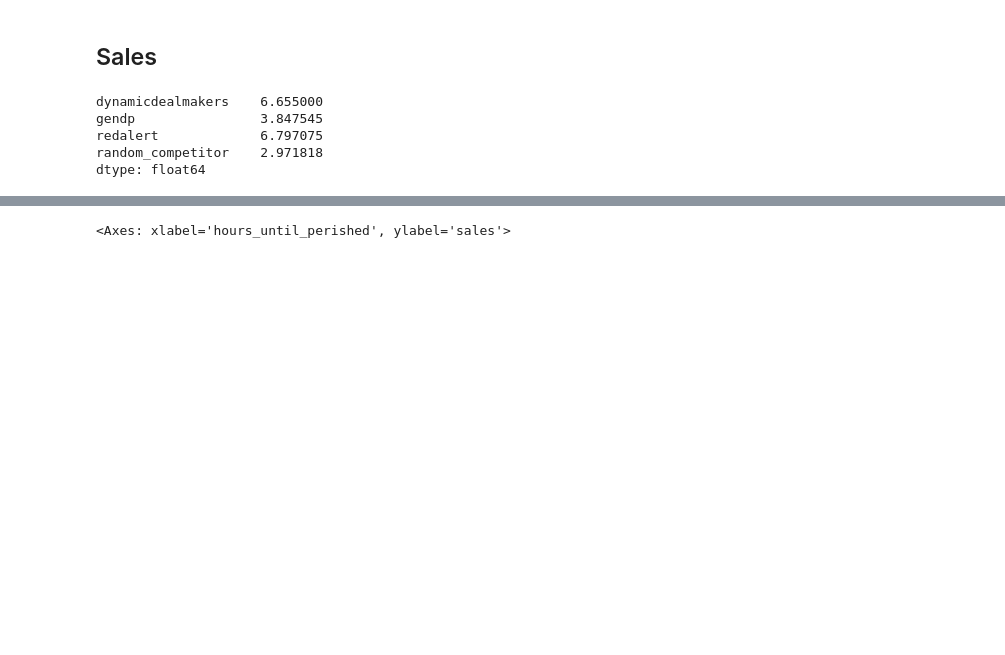
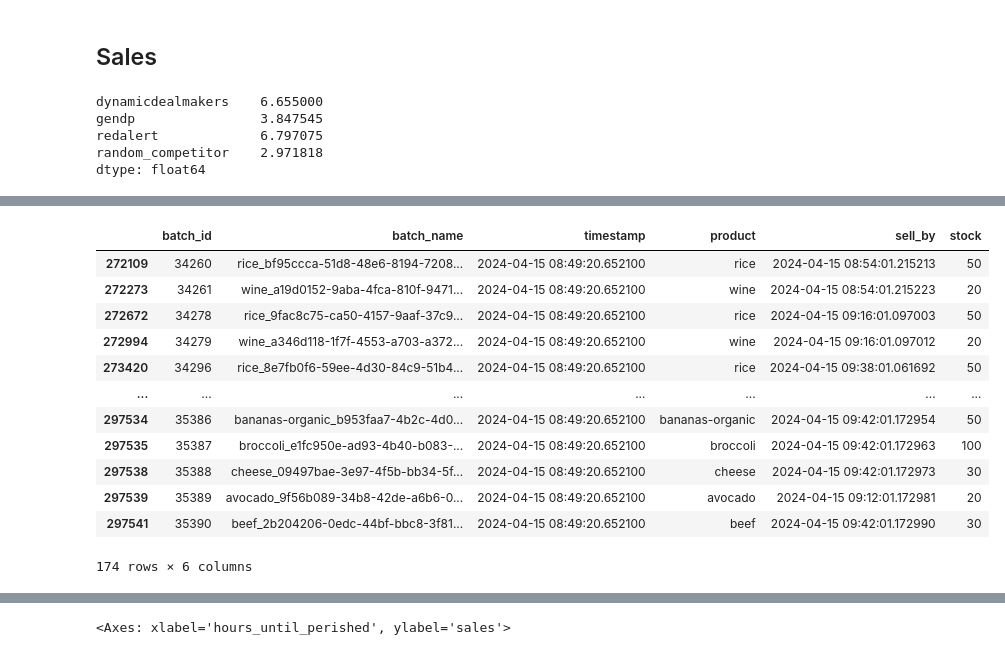
Before and after one commit to attiamani98/praice, a Jupyter notebook: fastapi/ml.ipynb, the cells around one changed output, grey strips where cells are left out. Saved outputs shown, nothing was run; the diff lists cells and outputs as text; code cells hidden in the pictures; blank space fills up the shorter version.

```diff
--- a/fastapi/ml.ipynb
+++ b/fastapi/ml.ipynb
@@ -32,3 +48,19 @@ highest_seller = comp_df.mean().index[comp_df.mean().argmax()]
+# %%
+sales_data.loc[lambda df: df.timestamp == df.timestamp.max()]
+# %% [output]
+|  | batch_id | batch_name | timestamp | product | sell_by | stock |
+| 272109 | 34260 | rice_bf95ccca-51d8-48e6-8194-7208... | 2024-04-15 08:49:20.652100 | rice | 2024-04-15 08:54:01.215213 | 50 |
+| 272273 | 34261 | wine_a19d0152-9aba-4fca-810f-9471... | 2024-04-15 08:49:20.652100 | wine | 2024-04-15 08:54:01.215223 | 20 |
+| 272672 | 34278 | rice_9fac8c75-ca50-4157-9aaf-37c9... | 2024-04-15 08:49:20.652100 | rice | 2024-04-15 09:16:01.097003 | 50 |
+| 272994 | 34279 | wine_a346d118-1f7f-4553-a703-a372... | 2024-04-15 08:49:20.652100 | wine | 2024-04-15 09:16:01.097012 | 20 |
+| 273420 | 34296 | rice_8e7fb0f6-59ee-4d30-84c9-51b4... | 2024-04-15 08:49:20.652100 | rice | 2024-04-15 09:38:01.061692 | 50 |
+| ... | ... | ... | ... | ... | ... | ... |
+| 297534 | 35386 | bananas-organic_b953faa7-4b2c-4d0... | 2024-04-15 08:49:20.652100 | bananas-organic | 2024-04-15 09:42:01.172954 | 50 |
+| 297535 | 35387 | broccoli_e1fc950e-ad93-4b40-b083-... | 2024-04-15 08:49:20.652100 | broccoli | 2024-04-15 09:42:01.172963 | 100 |
+| 297538 | 35388 | cheese_09497bae-3e97-4f5b-bb34-5f... | 2024-04-15 08:49:20.652100 | cheese | 2024-04-15 09:42:01.172973 | 30 |
+| 297539 | 35389 | avocado_9f56b089-34b8-42de-a6b6-0... | 2024-04-15 08:49:20.652100 | avocado | 2024-04-15 09:12:01.172981 | 20 |
+| 297541 | 35390 | beef_2b204206-0edc-44bf-bbc8-3f81... | 2024-04-15 08:49:20.652100 | beef | 2024-04-15 09:42:01.172990 | 30 |
+174 rows × 6 columns
 # %%
 def undercut_min_price(df):
 
```
Also changed, not shown: parts of 3 cells of this notebook, 3 other files.
